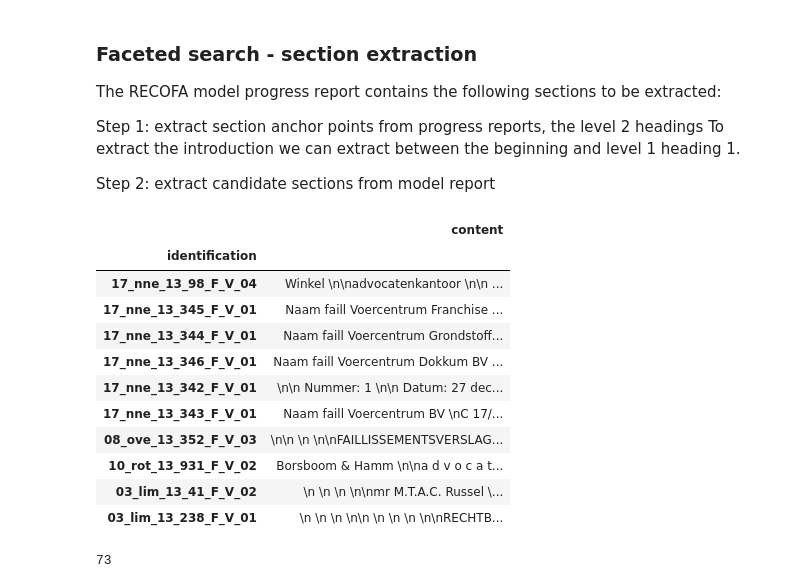
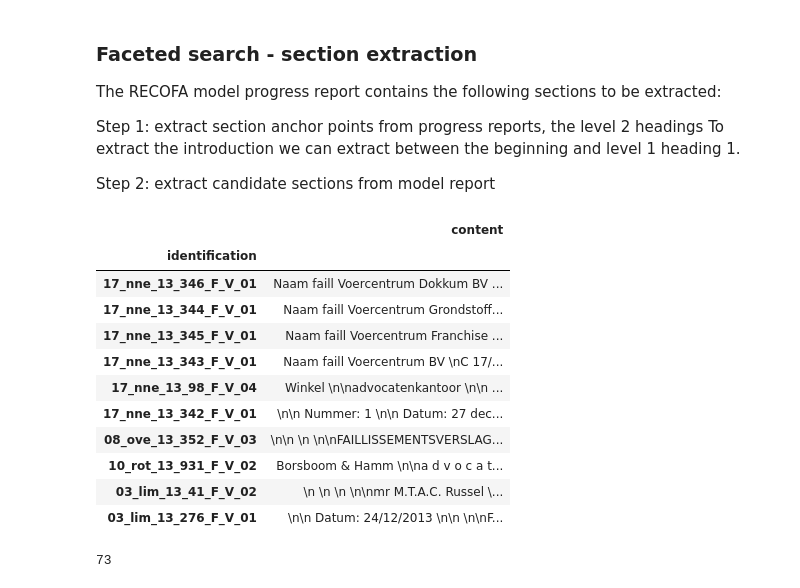
Before and after one commit to quantleap/is-ds-thesis, a Jupyter notebook: notebooks/Reports - dataset description.ipynb, the cells around one changed output. Drawn from its saved outputs; the diff is of its cells as text; code cells hidden in the pictures.

```diff
--- a/notebooks/Reports - dataset description.ipynb
+++ b/notebooks/Reports - dataset description.ipynb
@@ -286,31 +261,32 @@ To extract the introduction we can extract between the beginning and level 1 hea
 
 Step 2: extract candidate sections from model report
 # %%
+# Define data set
 sql = '''SELECT identification, content
          FROM reports
          WHERE extract(year from publication_date) >= 2014
              AND extract(year from publication_date) <= 2017
              AND is_attachment = FALSE
              AND is_ocr = FALSE
              AND is_extractable = TRUE
              AND content IS NOT NULL
          ORDER BY publication_date ASC
-         LIMIT 1000;'''
+         LIMIT 200;'''
 df = pd.read_sql(sql, con, index_col='identification')
 df.head(n=10)
 # %% [output]
 |  | content |
 | identification |  |
+| 17_nne_13_346_F_V_01 | Naam faill Voercentrum Dokkum BV ... |
+| 17_nne_13_344_F_V_01 | Naam faill Voercentrum Grondstoff... |
+| 17_nne_13_345_F_V_01 | Naam faill Voercentrum Franchise ... |
+| 17_nne_13_343_F_V_01 | Naam faill Voercentrum BV \nC 17/... |
 | 17_nne_13_98_F_V_04 | Winkel \n\nadvocatenkantoor \n\n ... |
-| 17_nne_13_345_F_V_01 | Naam faill Voercentrum Franchise ... |
-| 17_nne_13_344_F_V_01 | Naam faill Voercentrum Grondstoff... |
-| 17_nne_13_346_F_V_01 | Naam faill Voercentrum Dokkum BV ... |
 | 17_nne_13_342_F_V_01 | \n\n Nummer: 1 \n\n Datum: 27 dec... |
-| 17_nne_13_343_F_V_01 | Naam faill Voercentrum BV \nC 17/... |
 | 08_ove_13_352_F_V_03 | \n\n \n \n\nFAILLISSEMENTSVERSLAG... |
 | 10_rot_13_931_F_V_02 | Borsboom & Hamm \n\na d v o c a t... |
 | 03_lim_13_41_F_V_02 | \n \n \n \n\nmr M.T.A.C. Russel \... |
-| 03_lim_13_238_F_V_01 | \n \n \n \n\n \n \n \n \n\nRECHTB... |
+| 03_lim_13_276_F_V_01 | \n\n Datum: 24/12/2013 \n\n \n\nF... |
 # %%
 # Step 1: extract section anchor points from progress reports
 # Sub step: extract candidate sections from model report
```
Also changed, not shown: parts of 31 cells of this notebook, 15 other files.
